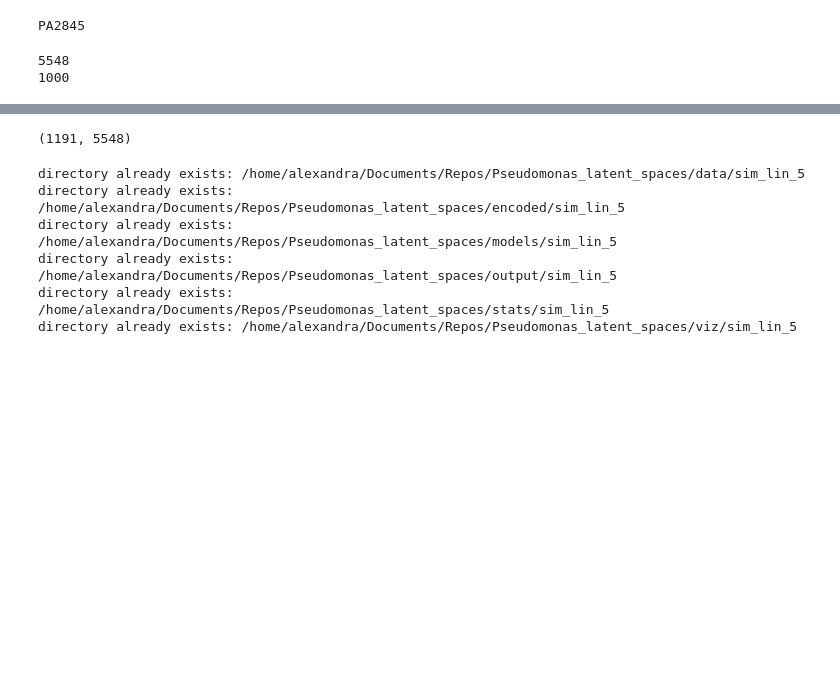
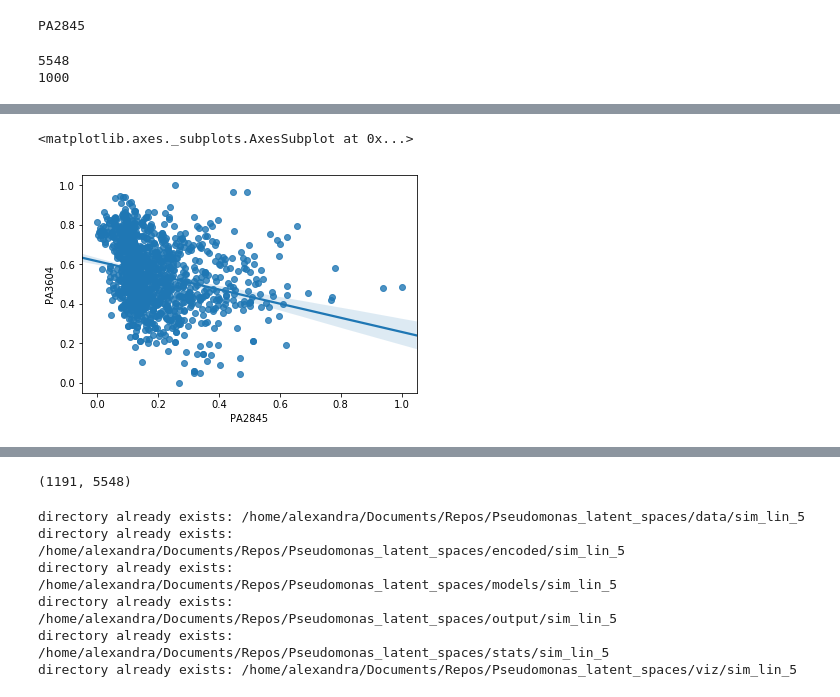
Before and after one commit to greenelab/Pseudomonas_latent_spaces, a Jupyter notebook: scripts/main_Pa_sim_simple_linear.ipynb, the cells around one changed output, grey strips where cells are left out. Saved outputs shown, nothing was run; the diff lists cells and outputs as text; code cells hidden in the pictures; blank space fills up the shorter version.

Commit message:
updated simulation scripts adding plots to validate linearity

```diff
--- a/scripts/main_Pa_sim_simple_linear.ipynb
+++ b/scripts/main_Pa_sim_simple_linear.ipynb
@@ -166,3 +113,22 @@ Name: PA3424, Length: 1153, dtype: float64
+# %%
+# checkpoint
+# plot expression of select gene C across all samples BEFORE transformation
+
+# Randomly from gene set C
+geneC = random.sample(geneSetC, 1)[0]
+
+# Dataframe with only gene C and only gene A
+geneC_only = pd.DataFrame(data[geneC], index=data.index, columns=[geneC])
+geneA_only = pd.DataFrame(data[geneA], index=data.index, columns=[geneA])
+
+# Join
+X = pd.merge(geneA_only, geneC_only, left_index=True, right_index=True)
+
+# Plot
+sns.regplot(x=geneA, y=geneC, data=X, scatter=True)
+# %% [output]
+<matplotlib.axes._subplots.AxesSubplot at 0x...>
+[figure, added]
 # %%
 # Loop through all samples
 num_samples = data.shape[1]
```
Also changed, not shown: parts of 9 cells of this notebook, 2 other files.
